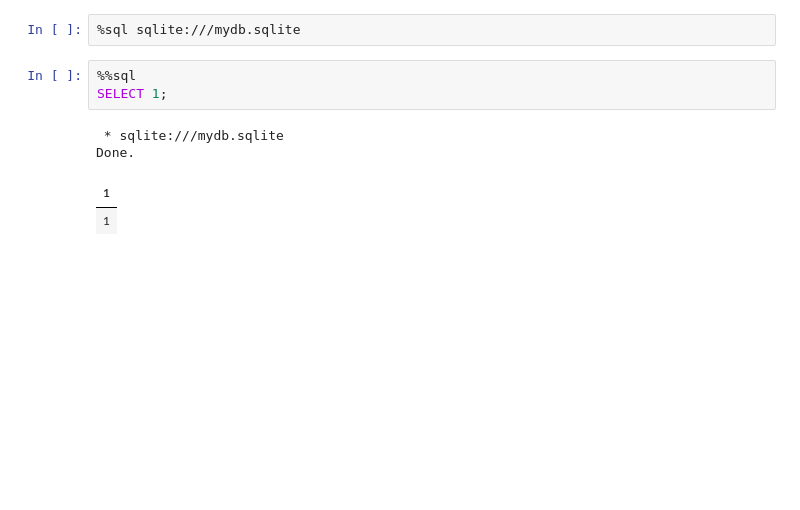
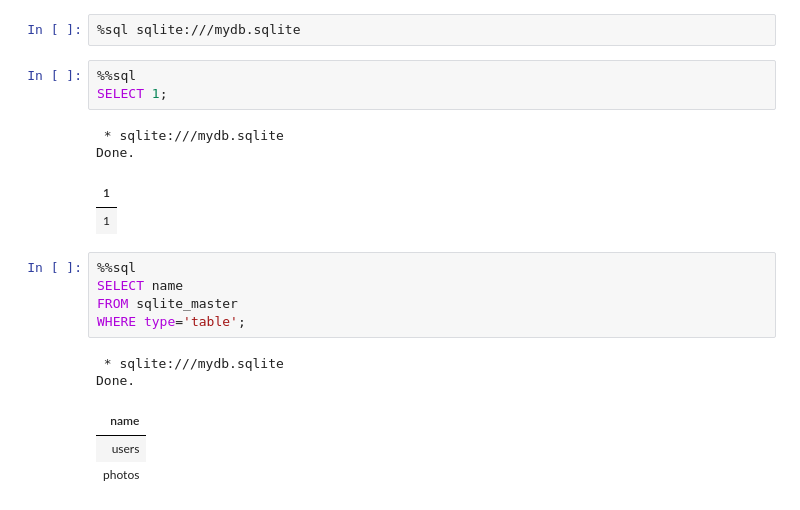
Before and after one commit to alirezaghorbani1983/postgresql_learn, a Jupyter notebook: sql_practice_1.ipynb, the cells around one changed output. Cells and saved outputs as stored; diff of their text form; blank space fills up the shorter version.

```diff
--- a/sql_practice_1.ipynb
+++ b/sql_practice_1.ipynb
@@ -191,3 +191,14 @@ SELECT 1;
 Done.
 | 1 |
 | 1 |
+# %%
+%%sql
+SELECT name
+FROM sqlite_master
+WHERE type='table';
+# %% [output]
+ * sqlite:///mydb.sqlite
+Done.
+| name |
+| users |
+| photos |
```
Also changed, not shown: parts of 2 cells of this notebook.
